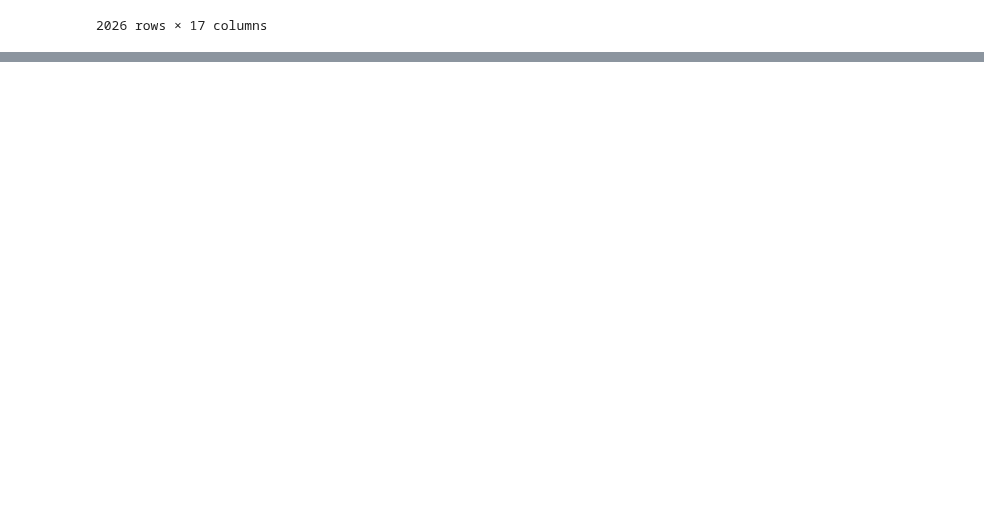
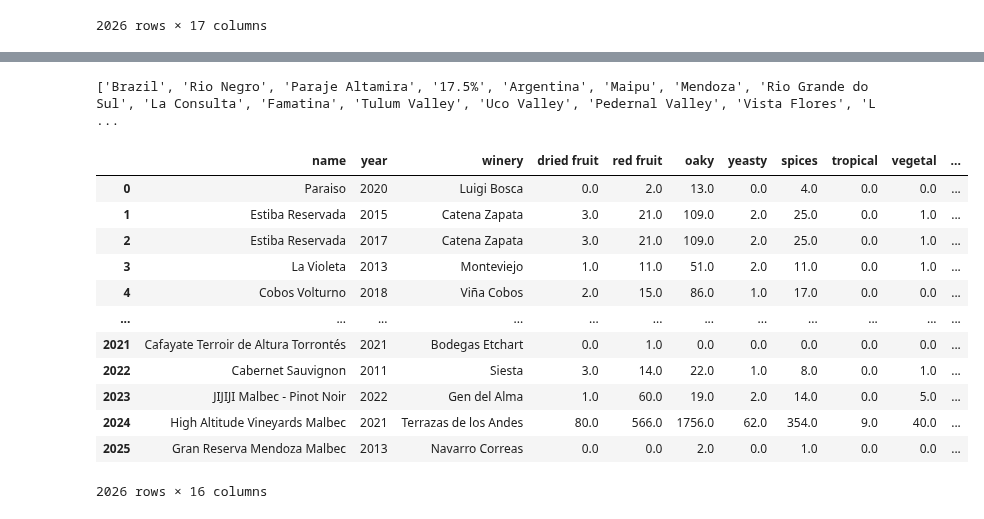
Before and after one commit to Tino27Gut/WineRecommendation, a Jupyter notebook: notebooks/eda_etl_draft.ipynb, the cells around one changed output, grey strips where cells are left out. Drawn from its saved outputs; the diff is of its cells as text; code cells hidden in the pictures; blank space fills up the shorter version.

```diff
--- a/notebooks/eda_etl_draft.ipynb
+++ b/notebooks/eda_etl_draft.ipynb
@@ -99,21 +100,3 @@ wines_df
 | 2024 | https://www.vivino.com/terrazas-d... | High Altitude Vineyards Malbec | 2021 | Terrazas de los Andes | 3.9 | 103 | NaN | 62.64 | 31.78 | 18.47 | ... |
 | 2025 | https://www.vivino.com/ar-navarro... | Gran Reserva Mendoza Malbec | 2013 | Navarro Correas | 3.9 | based | NaN | 56.95 | 23.03 | 24.48 | ... |
 2026 rows × 17 columns
-# %%
-# Función para extraer las palabras claves únicas de notas
-# Me faltaría darle un peso a cada una por la cantidad de referencias para después ver como las trabajamos
-def extract_keys(notes):
-    try:
-        notes_dict = ast.literal_eval(notes)
-        return list(notes_dict.keys())
-    except (ValueError, SyntaxError):
-        return []
-
-# Aplicar la función a la columna
-wines_df['notes_list'] = wines_df['notes'].apply(extract_keys)
-
-# Crear un conjunto con todas las palabras únicas
-unique_words = set(word for sublist in wines_df['notes_list'] for word in sublist)
-
-unique_words_list = list(unique_words)
-print(unique_words)  # Lista sin repetidos
@@ -121,0 +120,60 @@ print(unique_words)  # Lista sin repetidos
+# %%
+#region
+def extract_unique_region(df):
+    unique_words = set()
+    for entry in df['region'].dropna():
+        matches = re.findall(r"'(.*?)'", entry)
+        unique_words.update(matches)
+    return list(unique_words)
+
+# Llamar a la función con el DataFrame wines_df
+unique_region = extract_unique_region(wines_df)
+
+# Mostrar el resultado
+print(unique_region)
+# %% [output]
+['Brazil', 'Rio Negro', 'Paraje Altamira', '17.5%', 'Argentina', 'Maipu', 'Mendoza', 'Rio Grande do Sul', 'La Consulta', 'Famatina', 'Tulum Valley', 'Uco Valley', 'Pedernal Valley', 'Vista Flores', 'L ...
+# %%
+# Extraer todas las palabras únicas de la columna 'notes'
+def extract_unique_words(df):
+    unique_words = set()
+    for entry in df['notes'].dropna():
+        try:
+            notes_dict = ast.literal_eval(entry)  # Convertir la cadena en diccionario
+            unique_words.update(notes_dict.keys())  # Agregar palabras únicas
+        except (SyntaxError, ValueError):
+            continue
+    return list(unique_words)
+
+# Crear un nuevo DataFrame con las palabras como columnas
+def create_notes_dataframe(df):
+    unique_words = extract_unique_words(df)
+
+    # Crear DataFrame con las columnas deseadas
+    new_df = df[['name', 'year', 'winery']].copy()
+
+    # Agregar columnas para cada palabra y llenarlas con valores de 'notes'
+    for word in unique_words:
+        new_df[word] = df['notes'].apply(lambda x: ast.literal_eval(x).get(word, None) if pd.notna(x) else None)
+
+    return new_df
+
+# Aplicar la función al DataFrame
+wines_notes_df = create_notes_dataframe(wines_df)
+wines_notes_df.fillna(0, inplace=True)
+
+wines_notes_df
+# %% [output]
+|  | name | year | winery | dried fruit | red fruit | oaky | yeasty | spices | tropical | vegetal | ... |
+| 0 | Paraiso | 2020 | Luigi Bosca | 0.0 | 2.0 | 13.0 | 0.0 | 4.0 | 0.0 | 0.0 | ... |
+| 1 | Estiba Reservada | 2015 | Catena Zapata | 3.0 | 21.0 | 109.0 | 2.0 | 25.0 | 0.0 | 1.0 | ... |
+| 2 | Estiba Reservada | 2017 | Catena Zapata | 3.0 | 21.0 | 109.0 | 2.0 | 25.0 | 0.0 | 1.0 | ... |
+| 3 | La Violeta | 2013 | Monteviejo | 1.0 | 11.0 | 51.0 | 2.0 | 11.0 | 0.0 | 1.0 | ... |
+| 4 | Cobos Volturno | 2018 | Viña Cobos | 2.0 | 15.0 | 86.0 | 1.0 | 17.0 | 0.0 | 0.0 | ... |
+| ... | ... | ... | ... | ... | ... | ... | ... | ... | ... | ... | ... |
+| 2021 | Cafayate Terroir de Altura Torrontés | 2021 | Bodegas Etchart | 0.0 | 1.0 | 0.0 | 0.0 | 0.0 | 0.0 | 0.0 | ... |
+| 2022 | Cabernet Sauvignon | 2011 | Siesta | 3.0 | 14.0 | 22.0 | 1.0 | 8.0 | 0.0 | 1.0 | ... |
+| 2023 | JIJIJI Malbec - Pinot Noir | 2022 | Gen del Alma | 1.0 | 60.0 | 19.0 | 2.0 | 14.0 | 0.0 | 5.0 | ... |
+| 2024 | High Altitude Vineyards Malbec | 2021 | Terrazas de los Andes | 80.0 | 566.0 | 1756.0 | 62.0 | 354.0 | 9.0 | 40.0 | ... |
+| 2025 | Gran Reserva Mendoza Malbec | 2013 | Navarro Correas | 0.0 | 0.0 | 2.0 | 0.0 | 1.0 | 0.0 | 0.0 | ... |
+2026 rows × 16 columns
```
Also changed, not shown: parts of 5 cells of this notebook.
